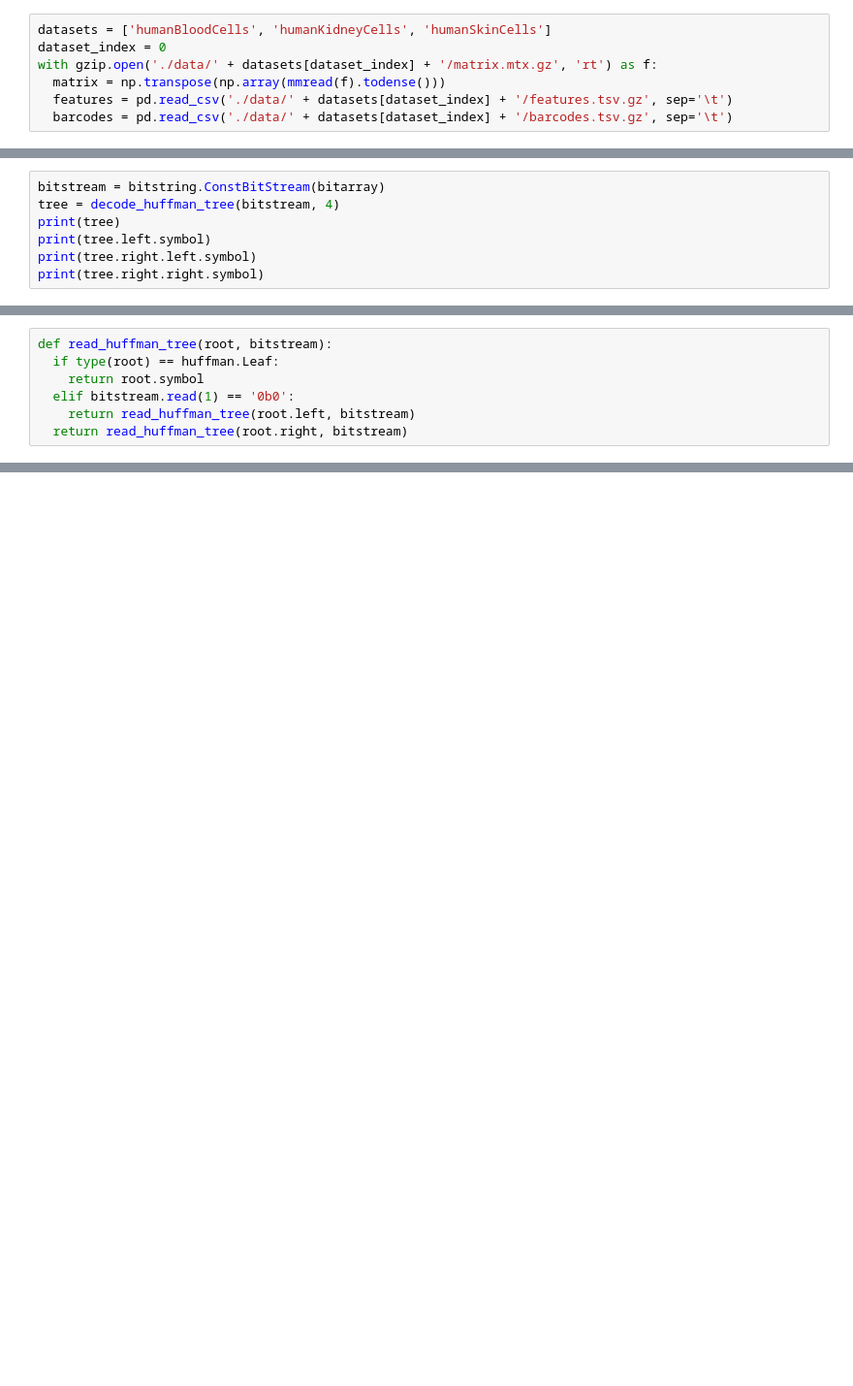
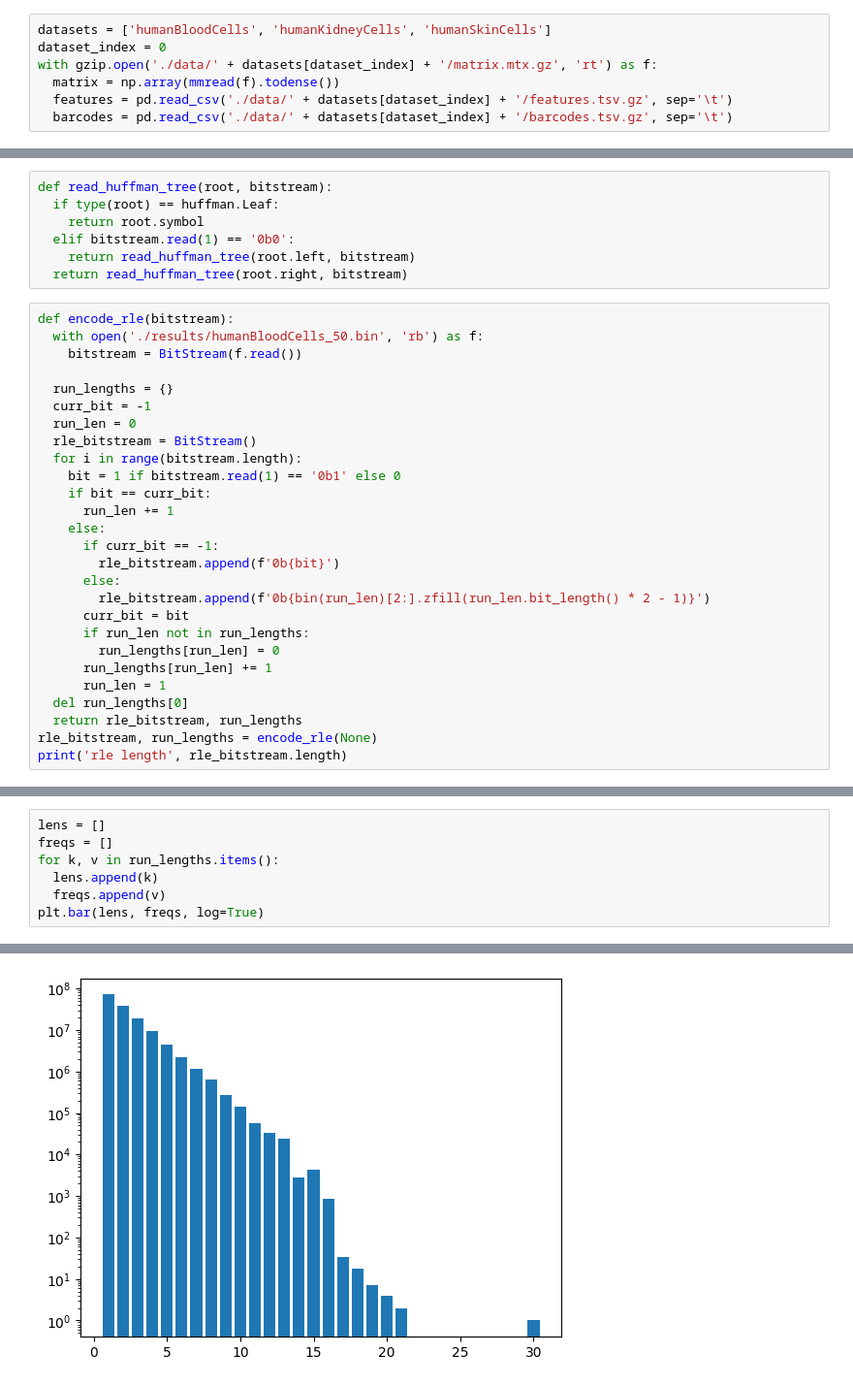
Before and after one commit to nkanchinadam/single-cell-matrix-compression, a Jupyter notebook: k-means.ipynb, the cells around one changed output, grey strips where cells are left out. Shown: that part at 97% size. Cells and saved outputs as stored; diff of their text form; blank space fills up the shorter version.

Commit message:
implemented run-length encoding

```diff
--- a/k-means.ipynb
+++ b/k-means.ipynb
@@ -11,7 +11,7 @@ import bitstring
 datasets = ['humanBloodCells', 'humanKidneyCells', 'humanSkinCells']
 dataset_index = 0
 with gzip.open('./data/' + datasets[dataset_index] + '/matrix.mtx.gz', 'rt') as f:
-  matrix = np.transpose(np.array(mmread(f).todense()))
+  matrix = np.array(mmread(f).todense())
   features = pd.read_csv('./data/' + datasets[dataset_index] + '/features.tsv.gz', sep='\t')
   barcodes = pd.read_csv('./data/' + datasets[dataset_index] + '/barcodes.tsv.gz', sep='\t')
 # %%
@@ -120,10 +86,3 @@ def decode_huffman_tree(bitstream, bits_per_val):
   left = decode_huffman_tree(bitstream, bits_per_val)
   right = decode_huffman_tree(bitstream, bits_per_val)
   return huffman.Node(left, right)
-# %%
-bitstream = bitstring.ConstBitStream(bitarray)
-tree = decode_huffman_tree(bitstream, 4)
-print(tree)
-print(tree.left.symbol)
-print(tree.right.left.symbol)
-print(tree.right.right.symbol)
@@ -139,3 +93,30 @@ def read_huffman_tree(root, bitstream):
   elif bitstream.read(1) == '0b0':
     return read_huffman_tree(root.left, bitstream)
   return read_huffman_tree(root.right, bitstream)
+# %%
+def encode_rle(bitstream):
+  with open('./results/humanBloodCells_50.bin', 'rb') as f:
+    bitstream = BitStream(f.read())
+
+  run_lengths = {}
+  curr_bit = -1
+  run_len = 0
+  rle_bitstream = BitStream()
+  for i in range(bitstream.length):
+    bit = 1 if bitstream.read(1) == '0b1' else 0
+    if bit == curr_bit:
+      run_len += 1
+    else:
+      if curr_bit == -1:
+        rle_bitstream.append(f'0b{bit}')
+      else:
+        rle_bitstream.append(f'0b{bin(run_len)[2:].zfill(run_len.bit_length() * 2 - 1)}')
+      curr_bit = bit
+      if run_len not in run_lengths:
+        run_lengths[run_len] = 0
+      run_lengths[run_len] += 1
+      run_len = 1
+  del run_lengths[0]
+  return rle_bitstream, run_lengths
+rle_bitstream, run_lengths = encode_rle(None)
+print('rle length', rle_bitstream.length)
@@ -141,0 +125,8 @@ def read_huffman_tree(root, bitstream):
+# %%
+lens = []
+freqs = []
+for k, v in run_lengths.items():
+  lens.append(k)
+  freqs.append(v)
+plt.bar(lens, freqs, log=True)
+# %% [output]
@@ -141,0 +134 @@ def read_huffman_tree(root, bitstream):
+[figure, added]
```
Also changed, not shown: parts of 14 cells of this notebook, 1 other file.
